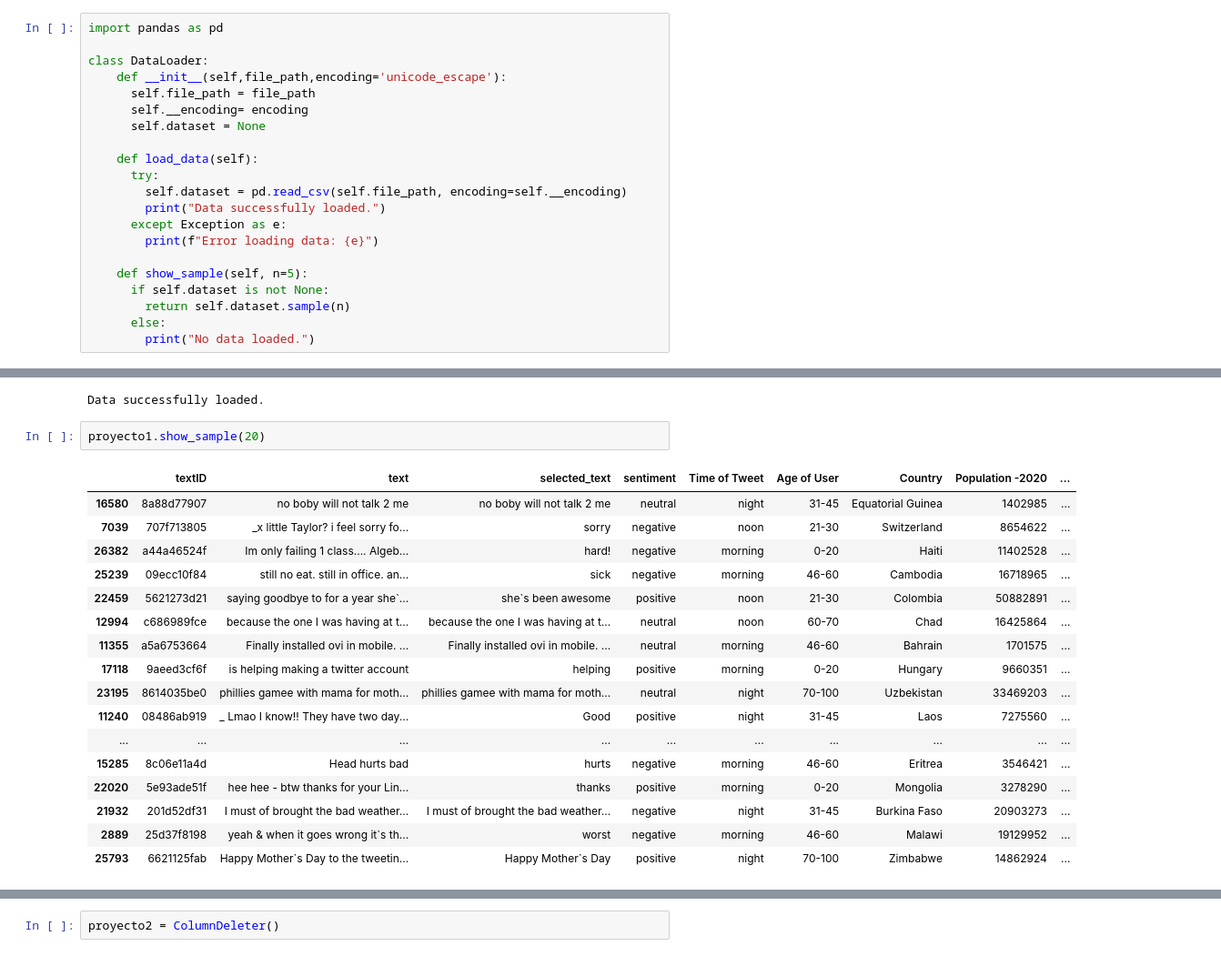
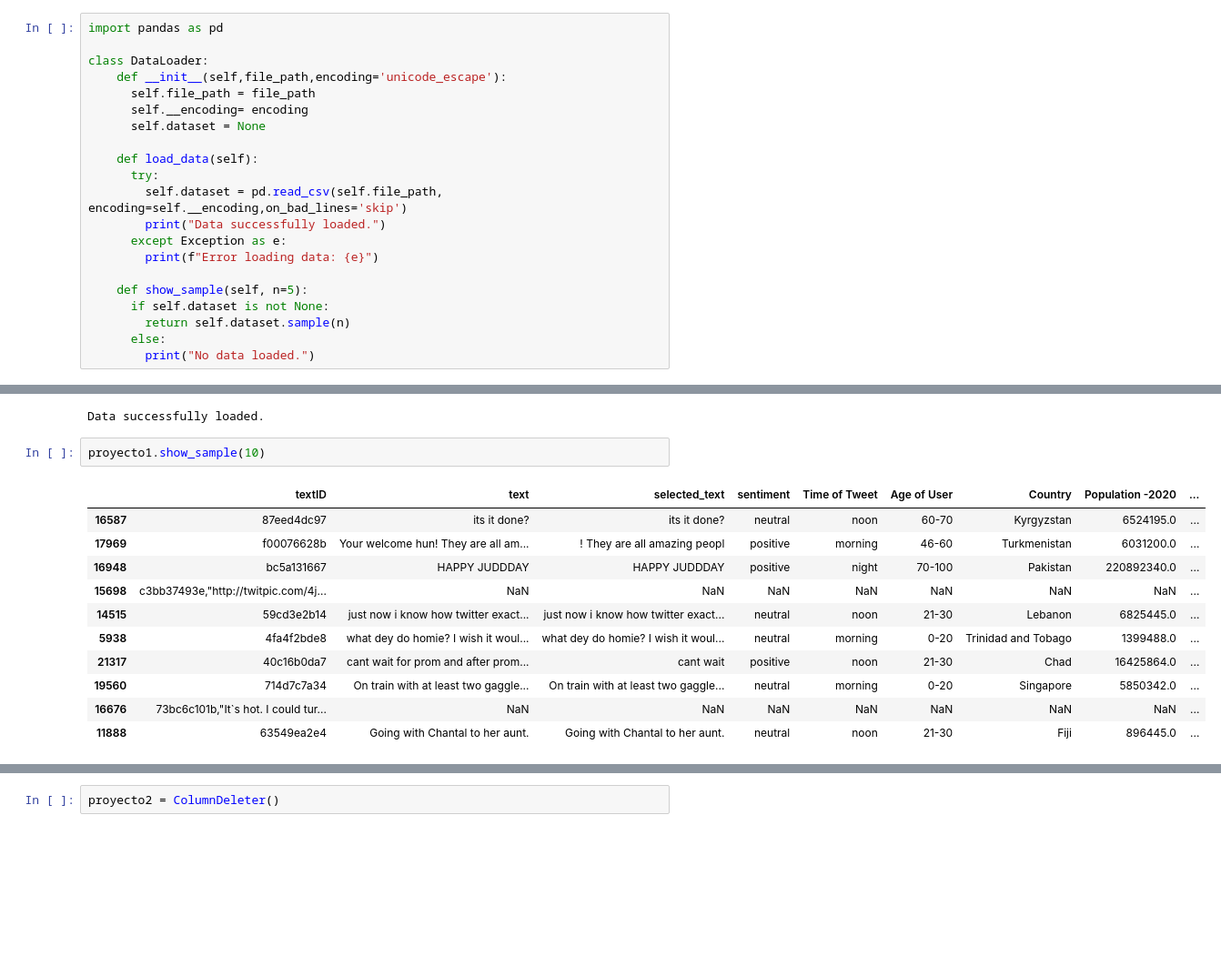
Before and after one commit to rmarvel23/rough-draft, a Jupyter notebook: ProyectoPython.ipynb, the cells around one changed output, grey strips where cells are left out. Shown at 91% size. Cells and saved outputs as stored; diff of their text form; blank space fills up the shorter version.

```diff
--- a/ProyectoPython.ipynb
+++ b/ProyectoPython.ipynb
@@ -22,7 +43,7 @@ class DataLoader:
 
     def load_data(self):
       try:
-        self.dataset = pd.read_csv(self.file_path, encoding=self.__encoding)
+        self.dataset = pd.read_csv(self.file_path, encoding=self.__encoding,on_bad_lines='skip')
         print("Data successfully loaded.")
       except Exception as e:
         print(f"Error loading data: {e}")
@@ -39,23 +87,17 @@ proyecto1.load_data()
 # %% [output]
 Data successfully loaded.
 # %%
-proyecto1.show_sample(20)
+proyecto1.show_sample(10)
 # %% [output]
 |  | textID | text | selected_text | sentiment | Time of Tweet | Age of User | Country | Population -2020 | ... |
-| 16580 | 8a88d77907 | no boby will not talk 2 me | no boby will not talk 2 me | neutral | night | 31-45 | Equatorial Guinea | 1402985 | ... |
-| 7039 | 707f713805 | _x little Taylor? i feel sorry fo... | sorry | negative | noon | 21-30 | Switzerland | 8654622 | ... |
-| 26382 | a44a46524f | Im only failing 1 class.... Algeb... | hard! | negative | morning | 0-20 | Haiti | 11402528 | ... |
-| 25239 | 09ecc10f84 | still no eat. still in office. an... | sick | negative | morning | 46-60 | Cambodia | 16718965 | ... |
-| 22459 | 5621273d21 | saying goodbye to for a year she`... | she`s been awesome | positive | noon | 21-30 | Colombia | 50882891 | ... |
-| 12994 | c686989fce | because the one I was having at t... | because the one I was having at t... | neutral | noon | 60-70 | Chad | 16425864 | ... |
-| 11355 | a5a6753664 | Finally installed ovi in mobile. ... | Finally installed ovi in mobile. ... | neutral | morning | 46-60 | Bahrain | 1701575 | ... |
-| 17118 | 9aeed3cf6f | is helping making a twitter account | helping | positive | morning | 0-20 | Hungary | 9660351 | ... |
-| 23195 | 8614035be0 | phillies gamee with mama for moth... | phillies gamee with mama for moth... | neutral | night | 70-100 | Uzbekistan | 33469203 | ... |
-| 11240 | 08486ab919 | _ Lmao I know!! They have two day... | Good | positive | night | 31-45 | Laos | 7275560 | ... |
-| ... | ... | ... | ... | ... | ... | ... | ... | ... | ... |
-| 15285 | 8c06e11a4d | Head hurts bad | hurts | negative | morning | 46-60 | Eritrea | 3546421 | ... |
-| 22020 | 5e93ade51f | hee hee - btw thanks for your Lin... | thanks | positive | morning | 0-20 | Mongolia | 3278290 | ... |
-| 21932 | 201d52df31 | I must of brought the bad weather... | I must of brought the bad weather... | negative | night | 31-45 | Burkina Faso | 20903273 | ... |
-| 2889 | 25d37f8198 | yeah & when it goes wrong it`s th... | worst | negative | morning | 46-60 | Malawi | 19129952 | ... |
-| 25793 | 6621125fab | Happy Mother`s Day to the tweetin... | Happy Mother`s Day | positive | night | 70-100 | Zimbabwe | 14862924 | ... |
+| 16587 | 87eed4dc97 | its it done? | its it done? | neutral | noon | 60-70 | Kyrgyzstan | 6524195.0 | ... |
+| 17969 | f00076628b | Your welcome hun! They are all am... | ! They are all amazing peopl | positive | morning | 46-60 | Turkmenistan | 6031200.0 | ... |
+| 16948 | bc5a131667 | HAPPY JUDDDAY | HAPPY JUDDDAY | positive | night | 70-100 | Pakistan | 220892340.0 | ... |
+| 15698 | c3bb37493e,"http://twitpic.com/4j... | NaN | NaN | NaN | NaN | NaN | NaN | NaN | ... |
+| 14515 | 59cd3e2b14 | just now i know how twitter exact... | just now i know how twitter exact... | neutral | noon | 21-30 | Lebanon | 6825445.0 | ... |
+| 5938 | 4fa4f2bde8 | what dey do homie? I wish it woul... | what dey do homie? I wish it woul... | neutral | morning | 0-20 | Trinidad and Tobago | 1399488.0 | ... |
+| 21317 | 40c16b0da7 | cant wait for prom and after prom... | cant wait | positive | noon | 21-30 | Chad | 16425864.0 | ... |
+| 19560 | 714d7c7a34 | On train with at least two gaggle... | On train with at least two gaggle... | neutral | morning | 0-20 | Singapore | 5850342.0 | ... |
+| 16676 | 73bc6c101b,"It`s hot. I could tur... | NaN | NaN | NaN | NaN | NaN | NaN | NaN | ... |
+| 11888 | 63549ea2e4 | Going with Chantal to her aunt. | Going with Chantal to her aunt. | neutral | noon | 21-30 | Fiji | 896445.0 | ... |
 # %%
```
Also changed, not shown: parts of 16 cells of this notebook.
